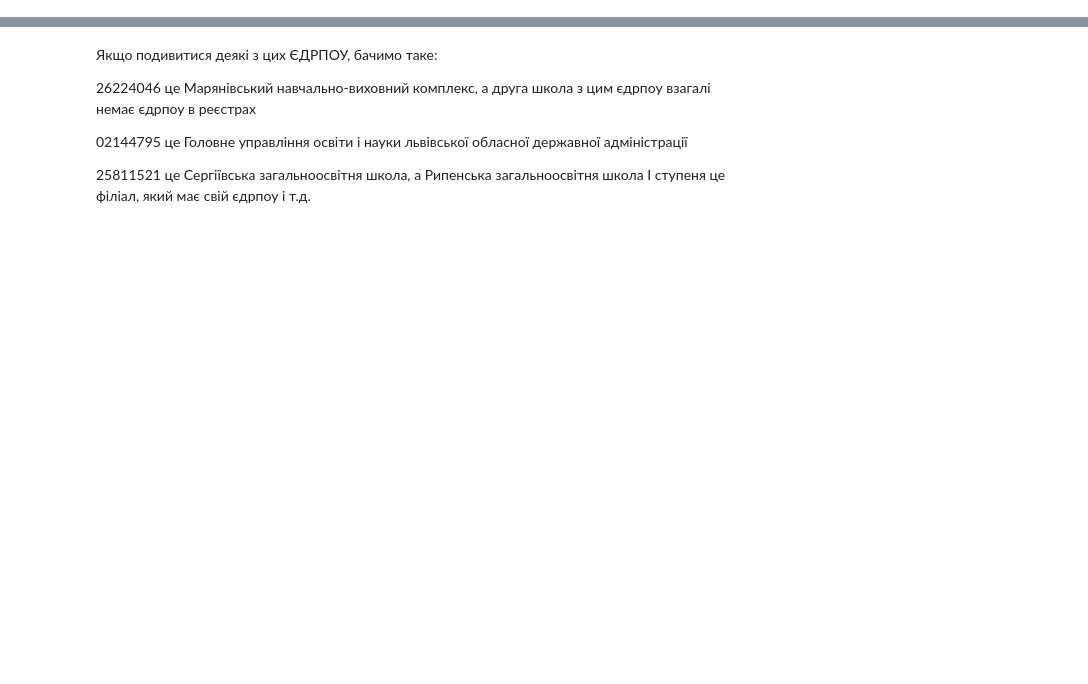
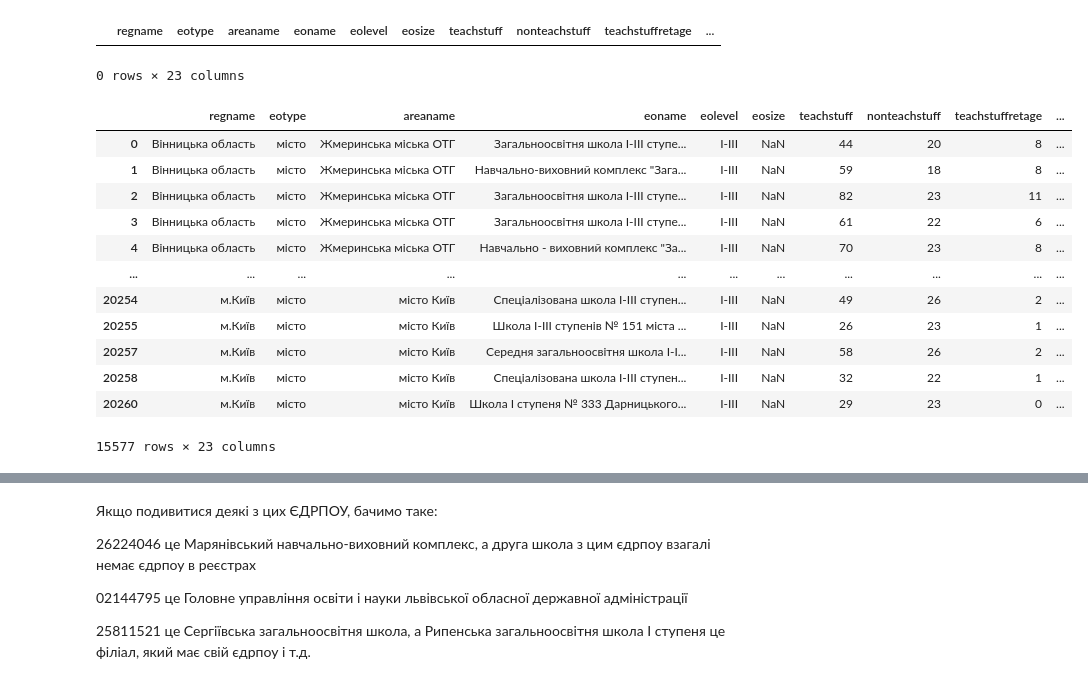
Before and after one commit to DataResponsibly/ZNO-Dataset, a Jupyter notebook: notebooks/tables_creation/Schools_stats_table.ipynb, the cells around one changed output, grey strips where cells are left out. Cells and saved outputs as stored; diff of their text form; code cells hidden in the pictures; blank space fills up the shorter version.

```diff
--- a/notebooks/tables_creation/Schools_stats_table.ipynb
+++ b/notebooks/tables_creation/Schools_stats_table.ipynb
@@ -121,0 +263,3 @@ school_finance[(school_finance.EDRPOU.str.strip().str.len() != 8) & (school_fina
+# %%
+schools_edrpou = pd.read_csv('./final_tables/schools_edrpou.csv', dtype=str)
+schools_edrpou
@@ -122 +280,29 @@ school_finance[(school_finance.EDRPOU.str.strip().str.len() != 8) & (school_fina
+# %%
+school_finance_edrpou = school_finance.merge(schools_edrpou[['id', 'KOATUU_2020_reg', 'EDRPOU']], on=['id', 'KOATUU_2020_reg'], how='left')
+# %%
+school_finance_edrpou[(school_finance_edrpou['EDRPOU_x'] != school_finance_edrpou['EDRPOU_y'])&school_finance_edrpou['EDRPOU_y'].notna()]
+# %% [output]
+|  | regname | eotype | areaname | eoname | eolevel | eosize | teachstuff | nonteachstuff | teachstuffretage | ... |
+0 rows × 23 columns
+# %%
+school_finance_edrpou.loc[school_finance_edrpou['EDRPOU_y'].notna(), 'EDRPOU_new'] = school_finance_edrpou.loc[school_finance_edrpou['EDRPOU_y'].notna(), 'EDRPOU_y']
+# %%
+school_finance_edrpou = school_finance_edrpou.drop(columns=['EDRPOU_y'], axis=1)
+school_finance_edrpou = school_finance_edrpou.rename(columns = {'EDRPOU_x':'EDRPOU'})
+# %%
+school_finance_edrpou[school_finance_edrpou['EDRPOU_new'].isna()]
+# %% [output]
+|  | regname | eotype | areaname | eoname | eolevel | eosize | teachstuff | nonteachstuff | teachstuffretage | ... |
+| 0 | Вінницька область | місто | Жмеринська міська ОТГ | Загальноосвітня школа І-ІІІ ступе... | I-III | NaN | 44 | 20 | 8 | ... |
+| 1 | Вінницька область | місто | Жмеринська міська ОТГ | Навчально-виховний комплекс "Зага... | I-III | NaN | 59 | 18 | 8 | ... |
+| 2 | Вінницька область | місто | Жмеринська міська ОТГ | Загальноосвітня школа І-ІІІ ступе... | I-III | NaN | 82 | 23 | 11 | ... |
+| 3 | Вінницька область | місто | Жмеринська міська ОТГ | Загальноосвітня школа I-III ступе... | I-III | NaN | 61 | 22 | 6 | ... |
+| 4 | Вінницька область | місто | Жмеринська міська ОТГ | Навчально - виховний комплекс "За... | I-III | NaN | 70 | 23 | 8 | ... |
+| ... | ... | ... | ... | ... | ... | ... | ... | ... | ... | ... |
+| 20254 | м.Київ | місто | місто Київ | Спеціалізована школа І-ІІІ ступен... | I-III | NaN | 49 | 26 | 2 | ... |
+| 20255 | м.Київ | місто | місто Київ | Школа І-ІІІ ступенів № 151 міста ... | I-III | NaN | 26 | 23 | 1 | ... |
+| 20257 | м.Київ | місто | місто Київ | Середня загальноосвітня школа І-І... | I-III | NaN | 58 | 26 | 2 | ... |
+| 20258 | м.Київ | місто | місто Київ | Спеціалізована школа І-ІІІ ступен... | I-III | NaN | 32 | 22 | 1 | ... |
+| 20260 | м.Київ | місто | місто Київ | Школа І ступеня № 333 Дарницького... | I-III | NaN | 29 | 23 | 0 | ... |
+15577 rows × 23 columns
 # %%
```
Also changed, not shown: parts of 30 cells of this notebook.
